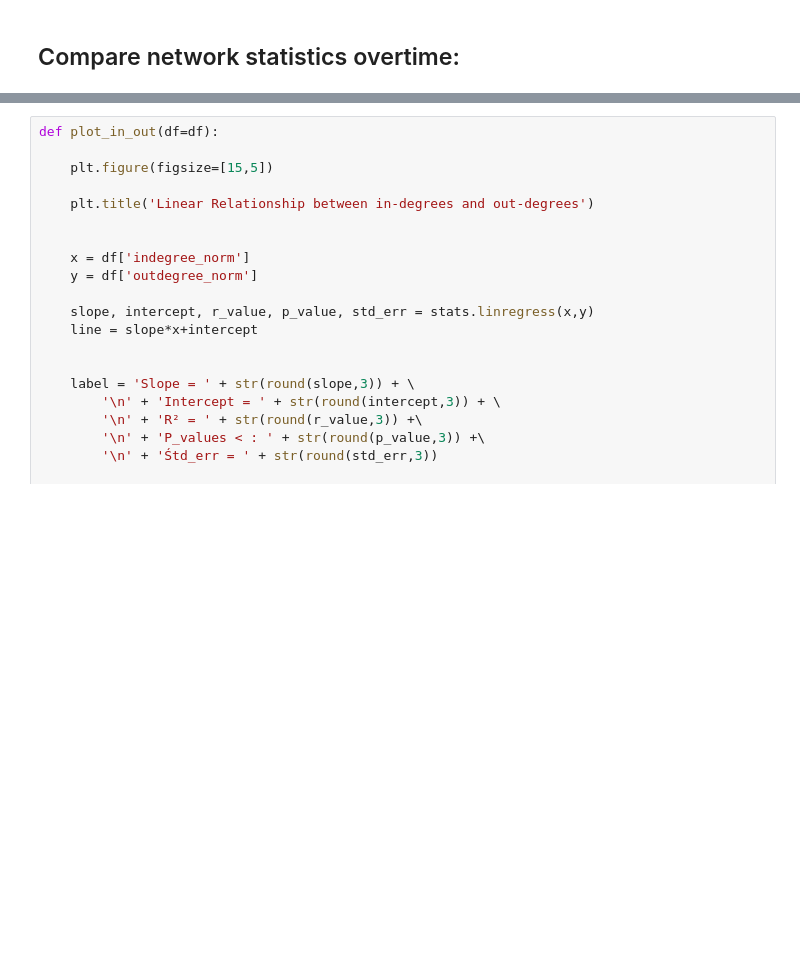
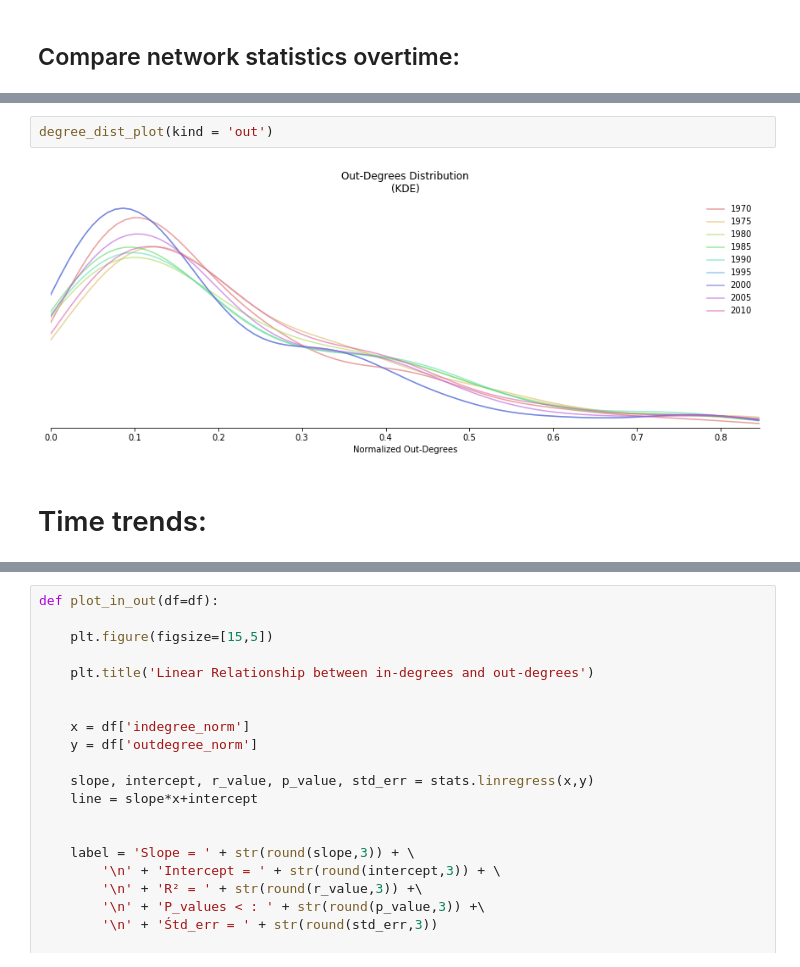
Before and after one commit to Polichinel/SNA, a Jupyter notebook: main_py.ipynb, the cells around one changed output, grey strips where cells are left out. Cells and saved outputs as stored; diff of their text form; blank space fills up the shorter version.

```diff
--- a/main_py.ipynb
+++ b/main_py.ipynb
@@ -58,0 +182,6 @@ df_year_stats
+# %%
+degree_dist_plot(kind = 'out')
+# %% [output]
+[figure, added]
+# %% [markdown]
+# Time trends:
```
Also changed, not shown: parts of 38 cells of this notebook, 1 other file.
